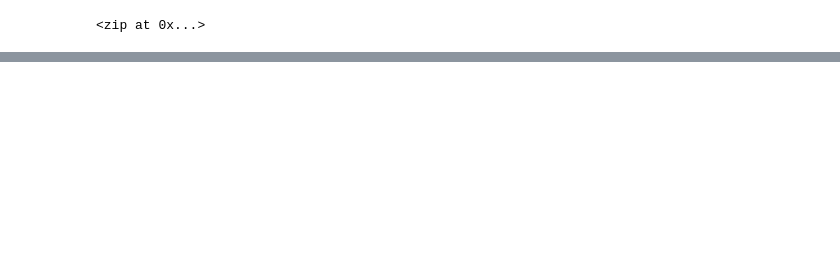
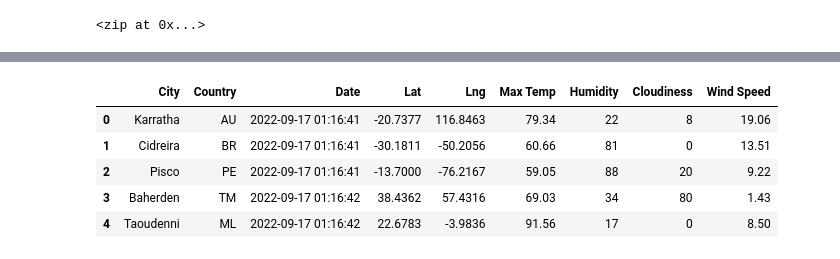
Before and after one commit to billywkim/World_Weather_Analysis, a Jupyter notebook: WeatherPy.ipynb, the cells around one changed output, grey strips where cells are left out. Drawn from its saved outputs; the diff is of its cells as text; code cells hidden in the pictures; blank space fills up the shorter version.

```diff
--- a/WeatherPy.ipynb
+++ b/WeatherPy.ipynb
@@ -55,0 +159,3 @@ len(cities)
+# %%
+new_column_order=["City","Country","Date","Lat","Lng","Max Temp","Humidity","Cloudiness","Wind Speed"]
+new_column_order
@@ -55,0 +172,10 @@ len(cities)
+# %%
+city_data_df=city_data_df[new_column_order]
+city_data_df.head()
+# %% [output]
+|  | City | Country | Date | Lat | Lng | Max Temp | Humidity | Cloudiness | Wind Speed |
+| 0 | Karratha | AU | 2022-09-17 01:16:41 | -20.7377 | 116.8463 | 79.34 | 22 | 8 | 19.06 |
+| 1 | Cidreira | BR | 2022-09-17 01:16:41 | -30.1811 | -50.2056 | 60.66 | 81 | 0 | 13.51 |
+| 2 | Pisco | PE | 2022-09-17 01:16:41 | -13.7000 | -76.2167 | 59.05 | 88 | 20 | 9.22 |
+| 3 | Baherden | TM | 2022-09-17 01:16:42 | 38.4362 | 57.4316 | 69.03 | 34 | 80 | 1.43 |
+| 4 | Taoudenni | ML | 2022-09-17 01:16:42 | 22.6783 | -3.9836 | 91.56 | 17 | 0 | 8.50 |
```
Also changed, not shown: parts of 9 cells of this notebook, 4 other files.
